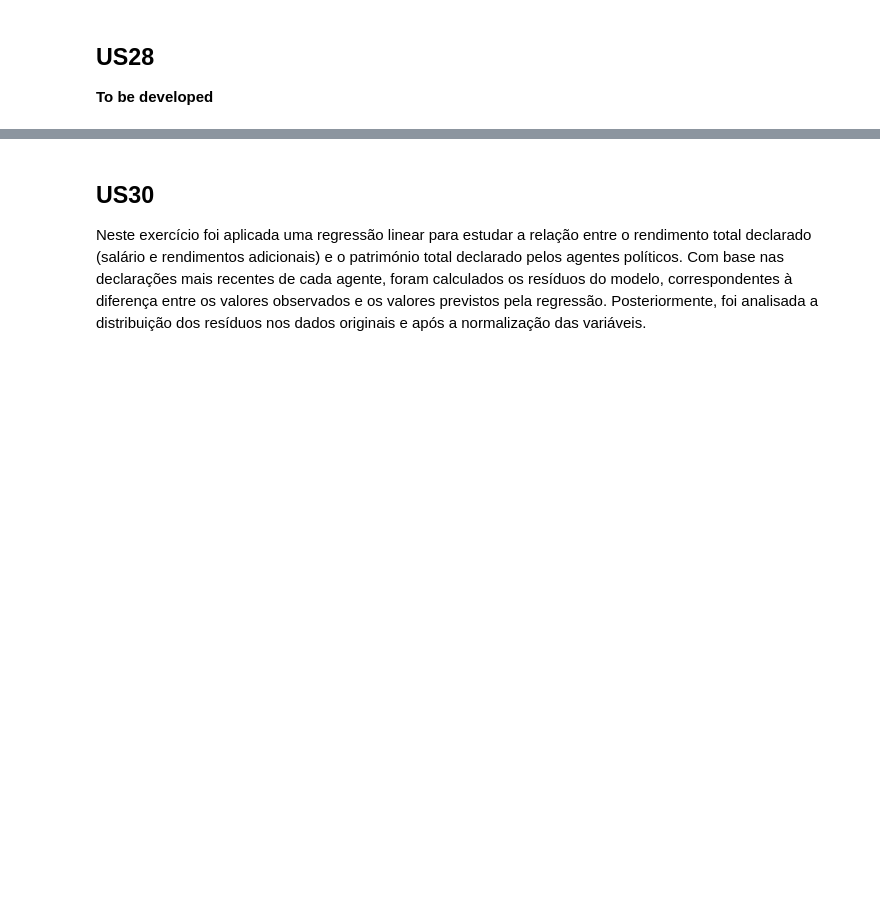
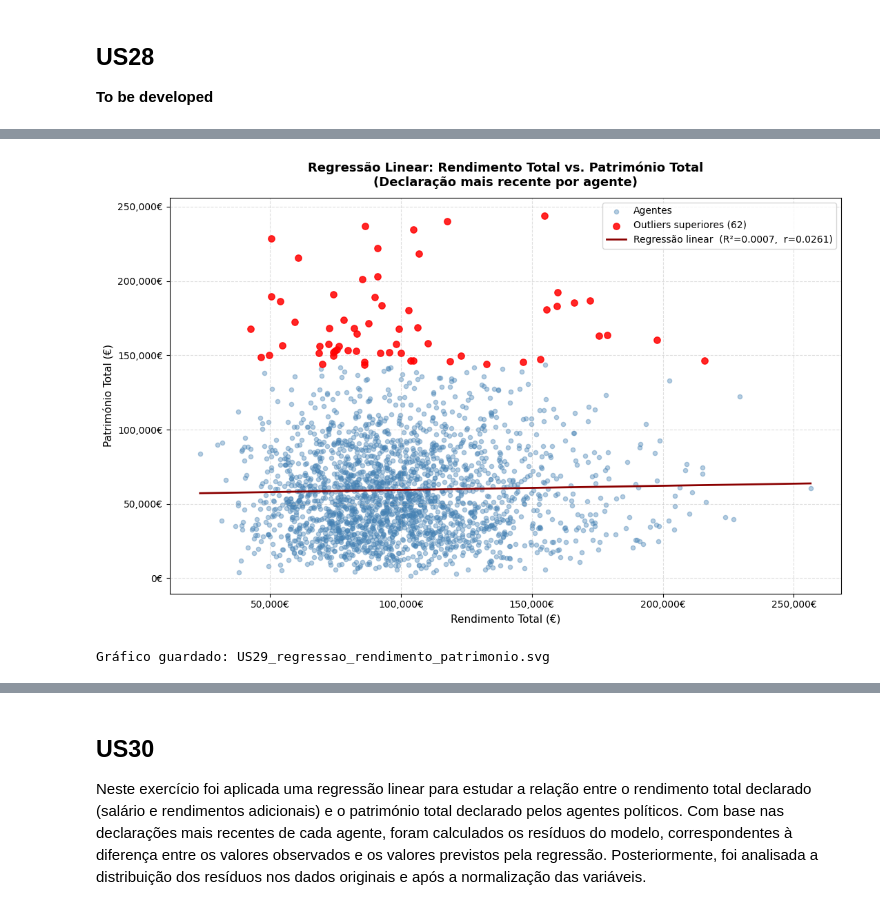
Before and after one commit to n0th1ng999/ESTAT, a Jupyter notebook: Notebooks/US28_US31.ipynb, the cells around one changed output, grey strips where cells are left out. Saved outputs shown, nothing was run; the diff lists cells and outputs as text; code cells hidden in the pictures; blank space fills up the shorter version.

```diff
--- a/Notebooks/US28_US31.ipynb
+++ b/Notebooks/US28_US31.ipynb
@@ -16,0 +253,38 @@ Regression Analysis for Transparency Assessment
+# %%
+# ── 3. Scatter plot com reta de regressão ────────────────────────────────────
+normal_pts  = result_df[~result_df["is_upper_outlier"]]
+outlier_pts = result_df[result_df["is_upper_outlier"]]
+
+fig, ax = plt.subplots(figsize=(11, 7))
+
+ax.scatter(normal_pts["total_income"], normal_pts["total_assets"],
+           alpha=0.4, color="steelblue", s=20, label="Agentes")
+ax.scatter(outlier_pts["total_income"], outlier_pts["total_assets"],
+           alpha=0.85, color="red", s=45, zorder=5,
+           label=f"Outliers superiores ({len(outlier_pts)})")
+
+x_range = np.linspace(result_df["total_income"].min(),
+                      result_df["total_income"].max(), 300)
+ax.plot(x_range, beta_0 + beta_1 * x_range,
+        color="darkred", linewidth=2,
+        label=f"Regressão linear  (R²={r_squared:.4f},  r={r:.4f})")
+
+ax.set_title(
+    "Regressão Linear: Rendimento Total vs. Património Total\n"
+    "(Declaração mais recente por agente)",
+    fontsize=13, fontweight="bold", pad=12
+)
+ax.set_xlabel("Rendimento Total (€)", fontsize=11)
+ax.set_ylabel("Património Total (€)", fontsize=11)
+ax.xaxis.set_major_formatter(plt.FuncFormatter(lambda x, _: f"{x:,.0f}€"))
+ax.yaxis.set_major_formatter(plt.FuncFormatter(lambda x, _: f"{x:,.0f}€"))
+ax.legend(fontsize=10)
+ax.grid(True, linestyle="--", alpha=0.4)
+
+plt.tight_layout()
+plt.savefig("US29_regressao_rendimento_patrimonio.svg", format="svg", bbox_inches="tight")
+plt.show()
+print("Gráfico guardado: US29_regressao_rendimento_patrimonio.svg")
+# %% [output]
+[figure, added]
+Gráfico guardado: US29_regressao_rendimento_patrimonio.svg
```
Also changed, not shown: parts of 6 cells of this notebook, 1 other file.
